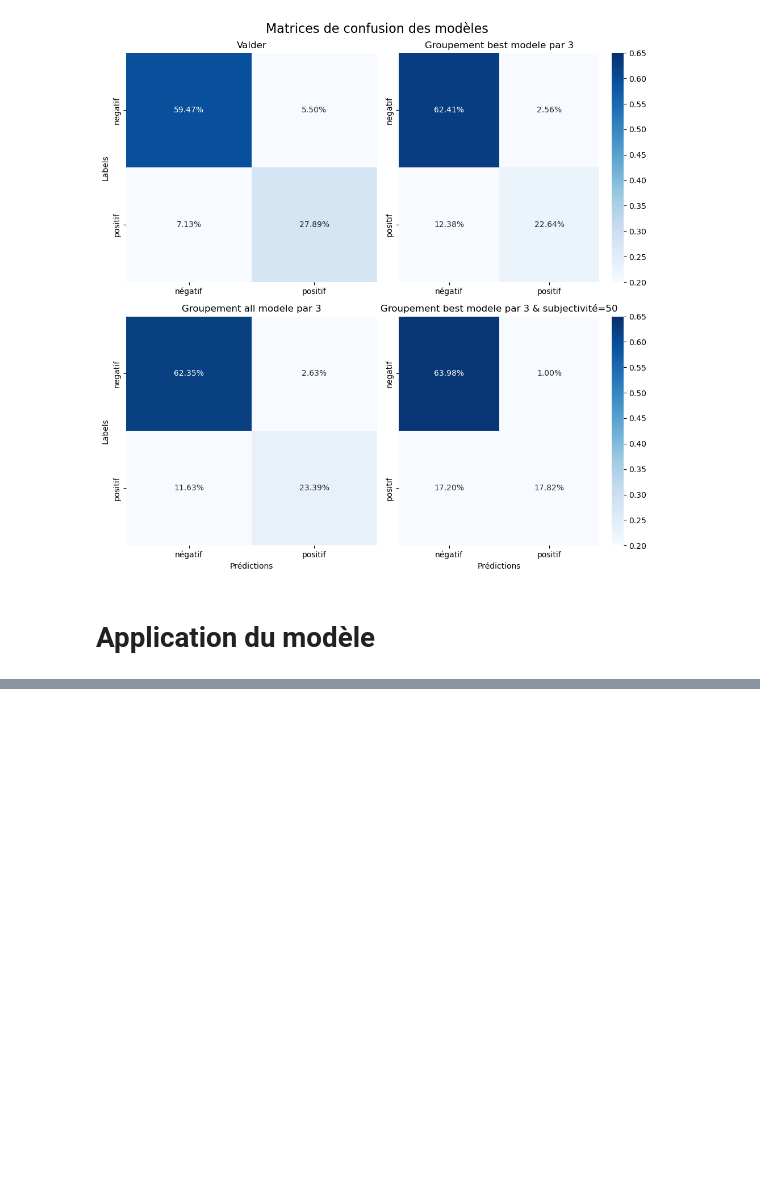
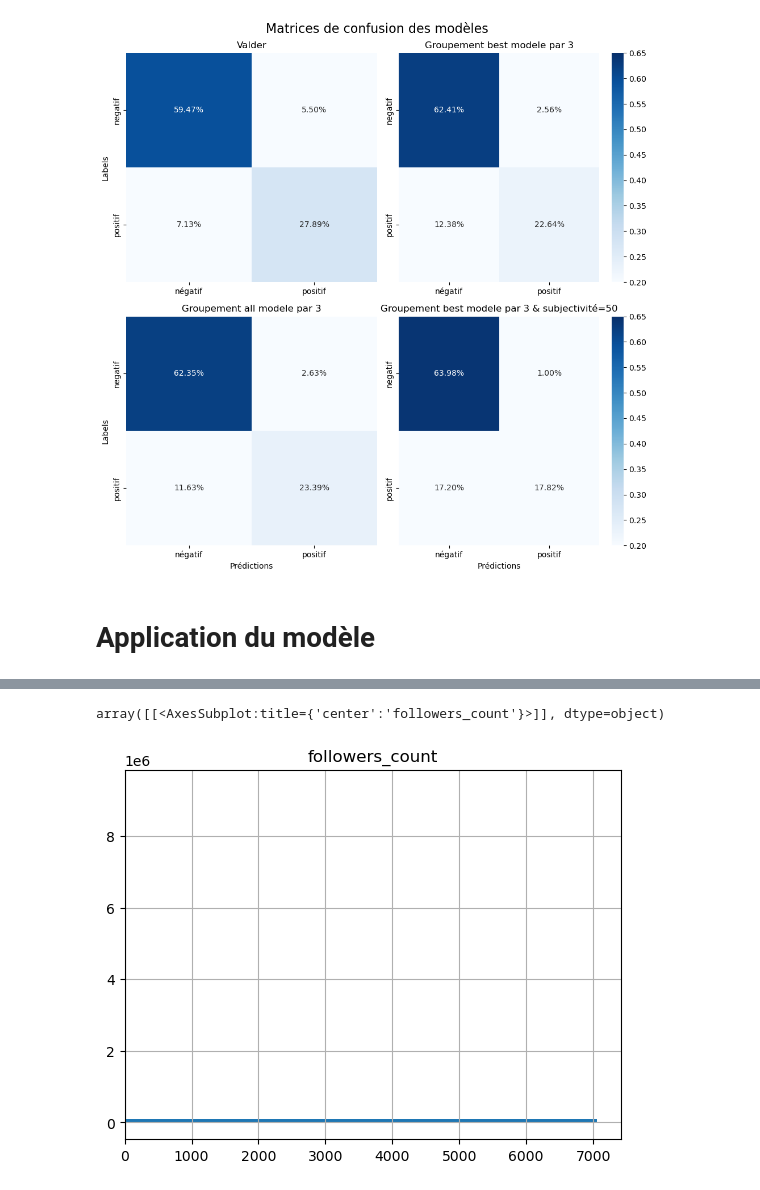
Before and after one commit to Pierre-Portfolio/TwitterFeelingAnalyse, a Jupyter notebook: Livrables/Code/Pierre.ipynb, the cells around one changed output, grey strips where cells are left out. Cells and saved outputs as stored; diff of their text form; code cells hidden in the pictures; blank space fills up the shorter version.

```diff
--- a/Livrables/Code/Pierre.ipynb
+++ b/Livrables/Code/Pierre.ipynb
@@ -623,0 +649,5 @@ df.to_csv('./Tweepy_Suicide_Tweets_Final.csv', index=False, sep=';')
+# %%
+df_users.hist(column='followers_count', bins=100, orientation='horizontal')
+# %% [output]
+array([[<AxesSubplot:title={'center':'followers_count'}>]], dtype=object)
+[figure, added]
```
Also changed, not shown: parts of 11 cells of this notebook, 1 other file.
